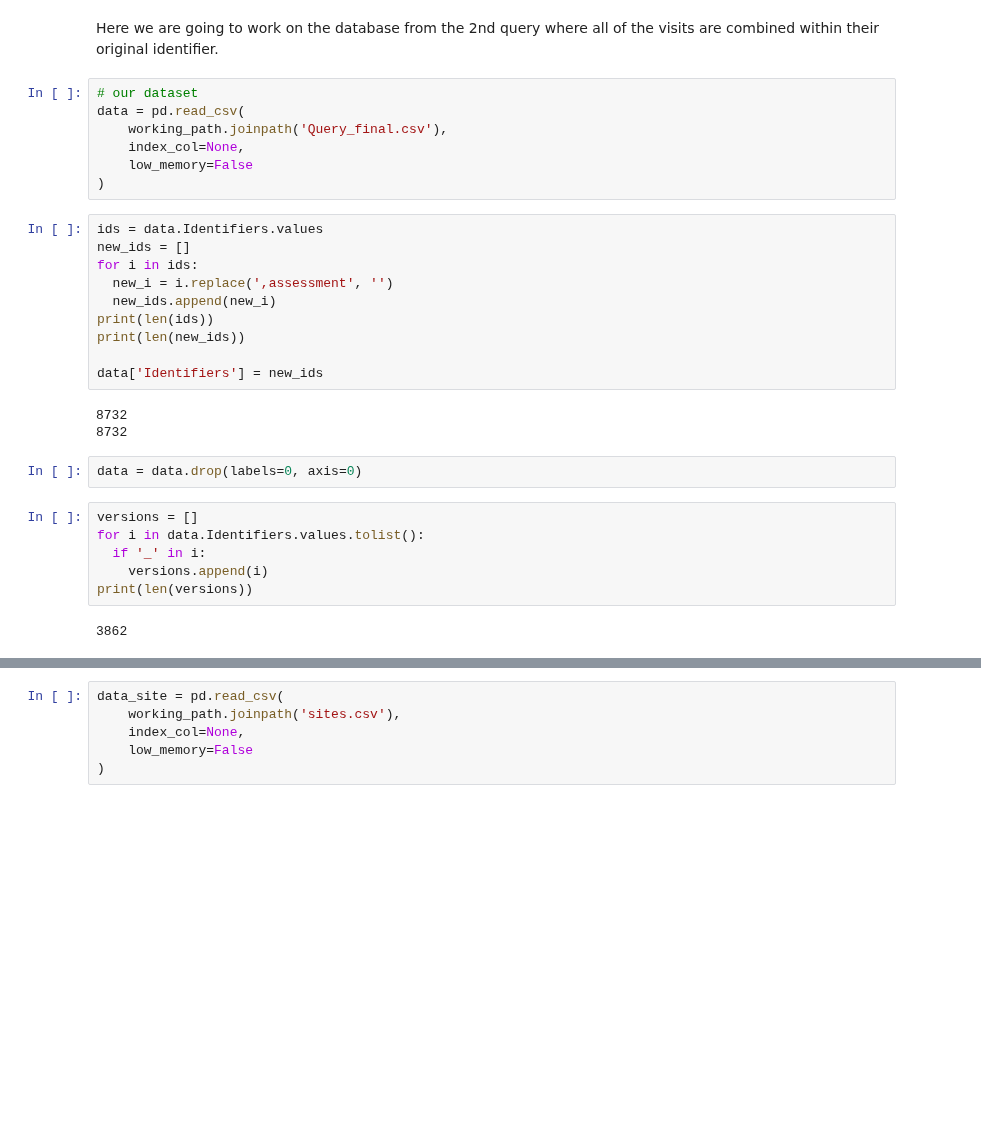
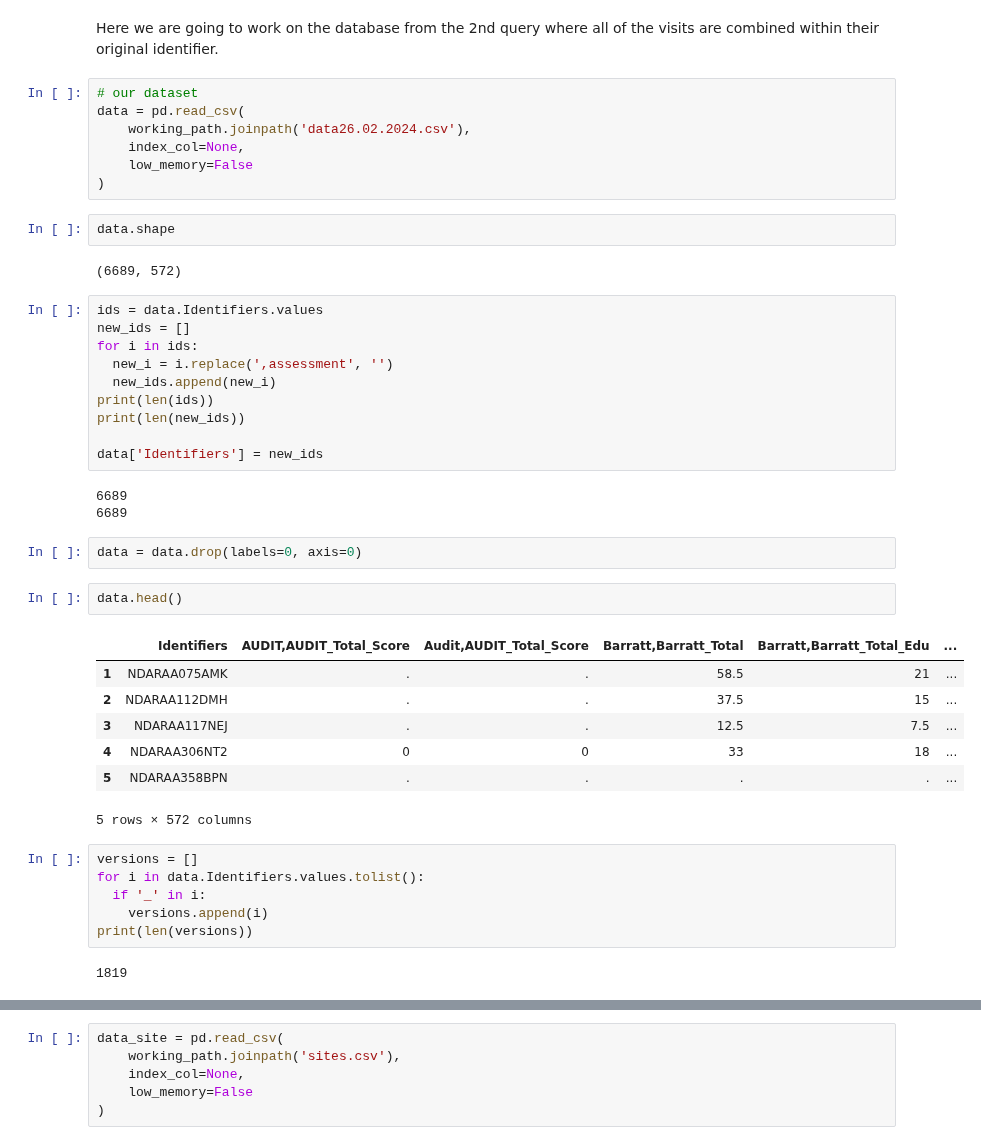
Before and after one commit to cristinarainich/Child-Mind-Institute-Project, a Jupyter notebook: Pheno_data_finalquery.ipynb, the cells around one changed output, grey strips where cells are left out. Drawn from its saved outputs; the diff is of its cells as text; blank space fills up the shorter version.

```diff
--- a/Pheno_data_finalquery.ipynb
+++ b/Pheno_data_finalquery.ipynb
@@ -49,10 +51,14 @@ Here we are going to work on the database from the 2nd query where all of the vi
 # %%
 # our dataset
 data = pd.read_csv(
-    working_path.joinpath('Query_final.csv'),
+    working_path.joinpath('data26.02.2024.csv'),
     index_col=None,
     low_memory=False
 )
+# %%
+data.shape
+# %% [output]
+(6689, 572)
 # %%
 ids = data.Identifiers.values
 new_ids = []
@@ -64,10 +70,20 @@ print(len(new_ids))
 
 data['Identifiers'] = new_ids
 # %% [output]
-8732
-8732
+6689
+6689
 # %%
 data = data.drop(labels=0, axis=0)
+# %%
+data.head()
+# %% [output]
+|  | Identifiers | AUDIT,AUDIT_Total_Score | Audit,AUDIT_Total_Score | Barratt,Barratt_Total | Barratt,Barratt_Total_Edu | ... |
+| 1 | NDARAA075AMK | . | . | 58.5 | 21 | ... |
+| 2 | NDARAA112DMH | . | . | 37.5 | 15 | ... |
+| 3 | NDARAA117NEJ | . | . | 12.5 | 7.5 | ... |
+| 4 | NDARAA306NT2 | 0 | 0 | 33 | 18 | ... |
+| 5 | NDARAA358BPN | . | . | . | . | ... |
+5 rows × 572 columns
 # %%
 versions = []
 for i in data.Identifiers.values.tolist():
@@ -75,7 +91,7 @@ for i in data.Identifiers.values.tolist():
     versions.append(i)
 print(len(versions))
 # %% [output]
-3862
+1819
 # %%
 columns = data.columns
 i = 0
```
Also changed, not shown: parts of 5 cells of this notebook.
